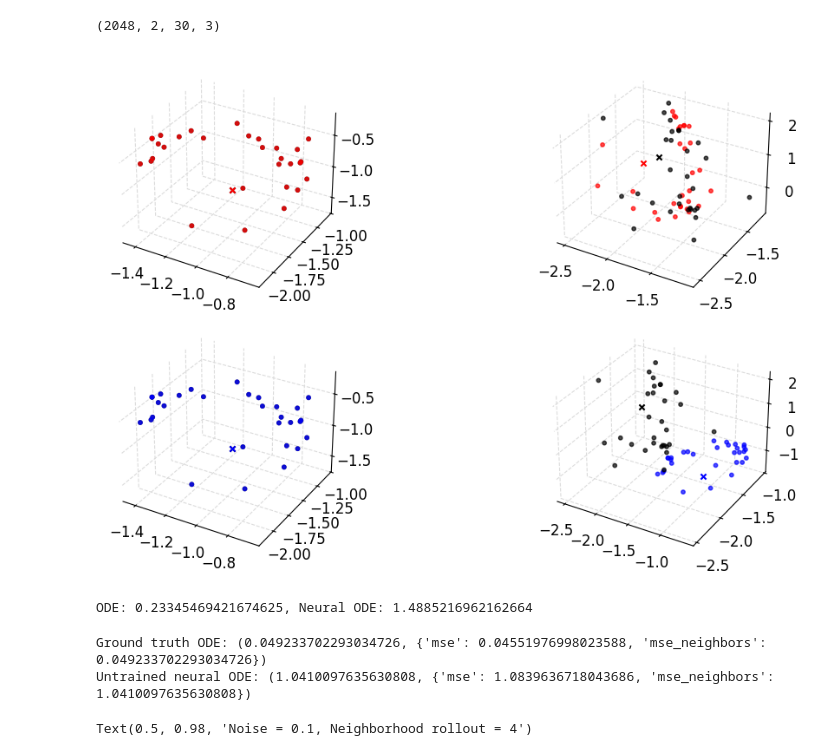
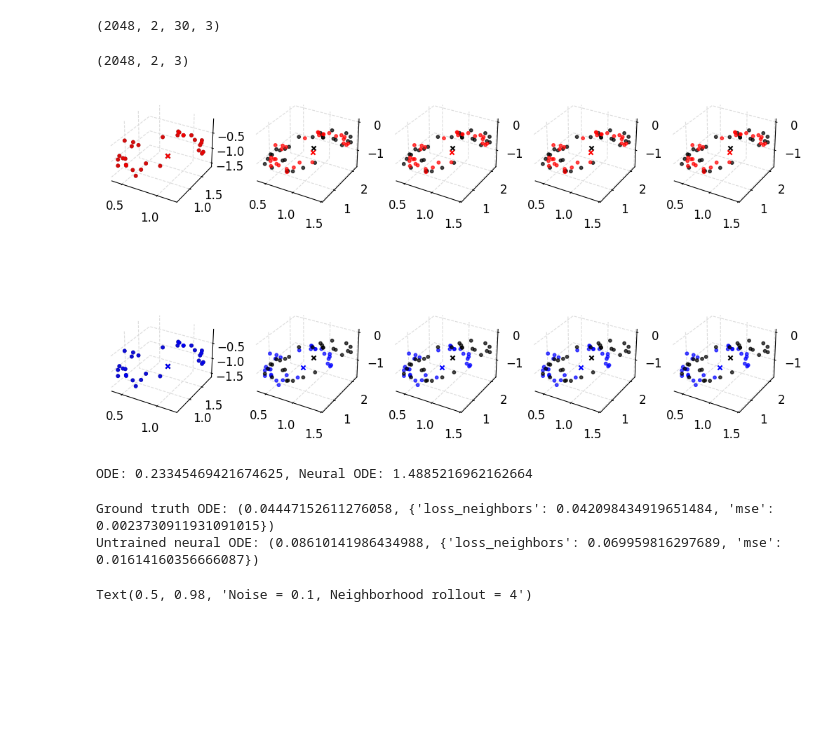
Before and after one commit to Jhko725/sandbox, a Jupyter notebook: notebooks/analysis/neighborhood.ipynb, the cells around one changed output. Drawn from its saved outputs; the diff is of its cells as text; code cells hidden in the pictures; blank space fills up the shorter version.

Commit message:
Implemented ablation study for neighborhood, but results inconsistent

```diff
--- a/notebooks/analysis/neighborhood.ipynb
+++ b/notebooks/analysis/neighborhood.ipynb
@@ -60,8 +60,8 @@ In the vincinity of $\boldsymbol{x}(t)$, the tangent evolution matrix linearly m
 
 Thus, when the number of deviations to forecast $m$ is larger than $d$, it is more economical to compute the tangent evolution matrix instead of directly solving the variational equation for the individual perturbations.
 # %%
-noise = 0.1
-downsample = 40  # 2
+noise = 0.05
+downsample = 2  # 2
 dataset, transform = (
     TimeSeriesDataset(
         *TimeSeriesDataset.from_hdf5(datadir / "lorenz63_large.hdf5")[::100]
@@ -201,11 +201,11 @@ batch[2].shape
 # %%
 t_batch, u_batch, u_nn_batch, nn_mask = batch
 
-neighbor_traj_length = 2
+neighbor_traj_length = 5
 model = ODEModel(TransformedODE(Lorenz63(), transform))
 model_nn = NeuralODE(dim=3, width=64, depth=3)
-neighborflow = NeuralNeighborhoodFlow(model, second_order=True)
-neighborflow_nn = NeuralNeighborhoodFlow(model_nn, second_order=True)
+neighborflow = NeuralNeighborhoodFlow(model, order=2)
+neighborflow_nn = NeuralNeighborhoodFlow(model_nn, order=2)
 
 sol = eqx.filter_vmap(neighborflow.solve)(
     t_batch[:, :neighbor_traj_length],
@@ -216,6 +216,19 @@ sol_nn = eqx.filter_vmap(neighborflow_nn.solve)(
     t_batch[:, :neighbor_traj_length],
     (u_batch[:, 0], u_nn_batch[:, 0] - jnp.expand_dims(u_batch[:, 0], -2)),
 )
+# %%
+loss_fn = NeighborhoodMSELoss(neighbor_traj_length=5, taylor_order=None)
+sol = eqx.filter_vmap(loss_fn.propagate_neighborhood, in_axes=(None, 0, 0, 0, None))(
+    model, t_batch[:, :neighbor_traj_length], u_batch[:, 0], u_nn_batch[:, 0], None
+)
+
+sol_nn = eqx.filter_vmap(loss_fn.propagate_neighborhood, in_axes=(None, 0, 0, 0, None))(
+    model_nn, t_batch[:, :neighbor_traj_length], u_batch[:, 0], u_nn_batch[:, 0], None
+)
+# %%
+sol[0].shape
+# %% [output]
+(2048, 2, 3)
 # %%
 fig, axes = plt.subplots(
     2,
@@ -230,36 +243,36 @@ scatter_kwargs = {"s": 10, "alpha": 0.7}
 sample_ind = 20
 for i in range(neighbor_traj_length):
     axes[0, i].scatter(
         *u_nn_batch[sample_ind, i].T,
         color="black",
         label="Data",
         **scatter_kwargs,
     )
     axes[0, i].scatter(*u_batch[sample_ind, i].T, color="black", marker="x", s=20)
     axes[0, i].scatter(
-        *(sol[1][sample_ind, i] + sol[0][sample_ind, i]).T,
+        *(sol[1][sample_ind, i]).T,
         color="red",
         label="Pred",
         **scatter_kwargs,
     )
     axes[0, i].scatter(*sol[0][sample_ind, i].T, color="red", marker="x", s=20)
     axes[1, i].scatter(
         *u_nn_batch[sample_ind, i].T,
         color="black",
         label="Data",
         **scatter_kwargs,
     )
     axes[1, i].scatter(*u_batch[sample_ind, i].T, color="black", marker="x", s=20)
     axes[1, i].scatter(
-        *(sol_nn[1][sample_ind, i] + sol_nn[0][sample_ind, i]).T,
+        *(sol_nn[1][sample_ind, i]).T,
         color="blue",
         label="Pred",
         **scatter_kwargs,
     )
     axes[1, i].scatter(*sol_nn[0][sample_ind, i].T, color="blue", marker="x", s=20)
 # axes[0, -1].legend(fontsize="small")
 # %% [output]
-[figure, old version]
+[figure, new version]
 # %%
 from dynamical_systems.metrics.measure_distances import maximum_mean_discrepancy
 
@@ -286,14 +299,14 @@ sol_nn = eqx.filter_vmap(neighborflow.solve)(
     (u_batch[:, 0], u_nn_batch[:, 0] - jnp.expand_dims(u_batch[:, 0], -2)),
 )
 # %%
-loss_fn = NeighborhoodMSELoss(neighbor_traj_length=2)
+loss_fn = NeighborhoodMSELoss(neighbor_traj_length=5, taylor_order=None)
 print(f"Ground truth ODE: {jax.tree.map(lambda x: x.item(), loss_fn(model, batch))}")
 print(
     f"Untrained neural ODE: {jax.tree.map(lambda x: x.item(), loss_fn(model_nn, batch))}"
 )
 # %% [output]
-Ground truth ODE: (0.049233702293034726, {'mse': 0.04551976998023588, 'mse_neighbors': 0.049233702293034726})
-Untrained neural ODE: (1.0410097635630808, {'mse': 1.0839636718043686, 'mse_neighbors': 1.0410097635630808})
+Ground truth ODE: (0.04447152611276058, {'loss_neighbors': 0.042098434919651484, 'mse': 0.0023730911931091015})
+Untrained neural ODE: (0.08610141986434988, {'loss_neighbors': 0.069959816297689, 'mse': 0.01614160356666087})
 # %%
 @jax.jit
 @partial(batched_vmap, batch_size=2, in_axes=(None, 0, 0))
```
Also changed, not shown: parts of 1 cell of this notebook, 5 other files.
